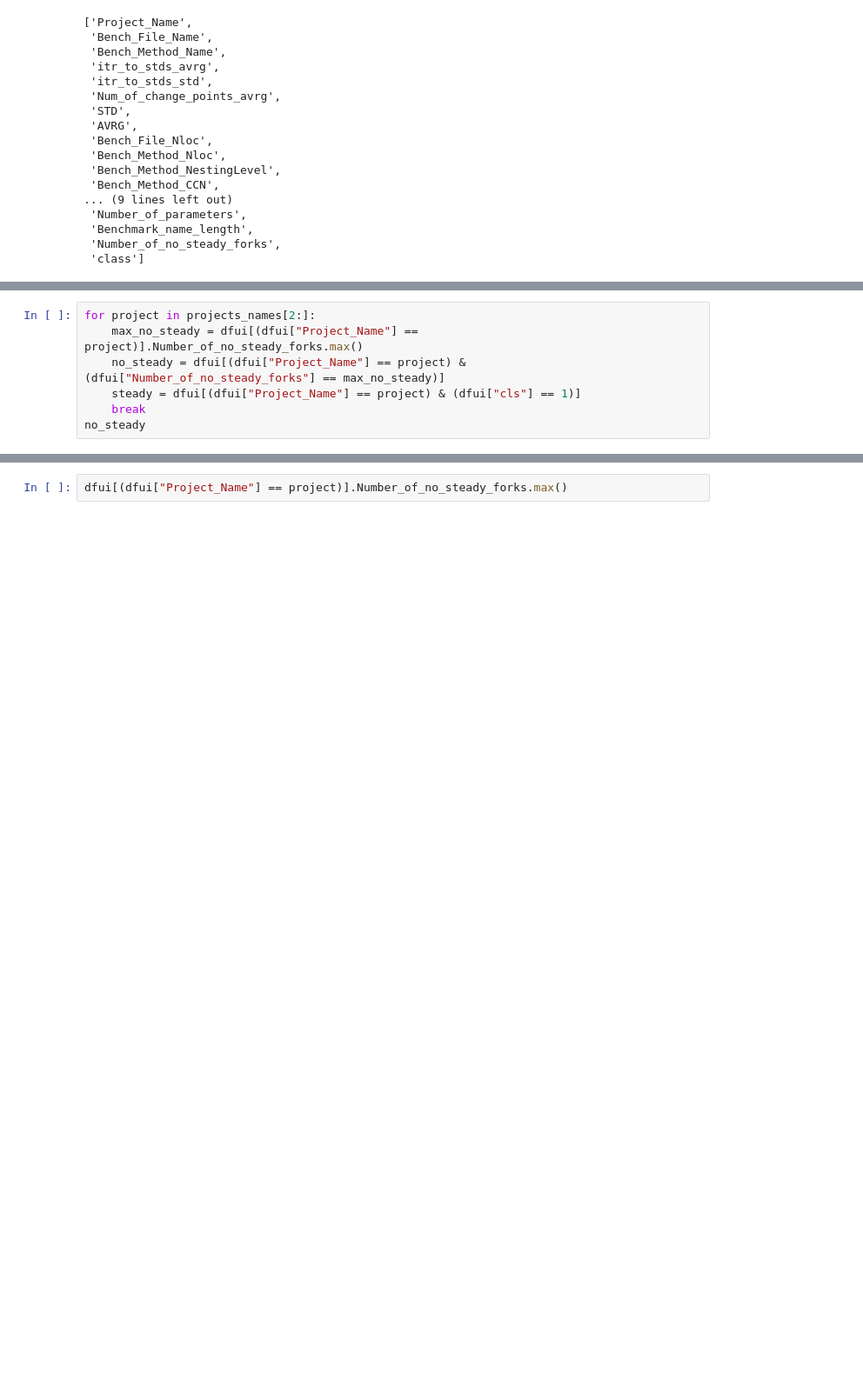
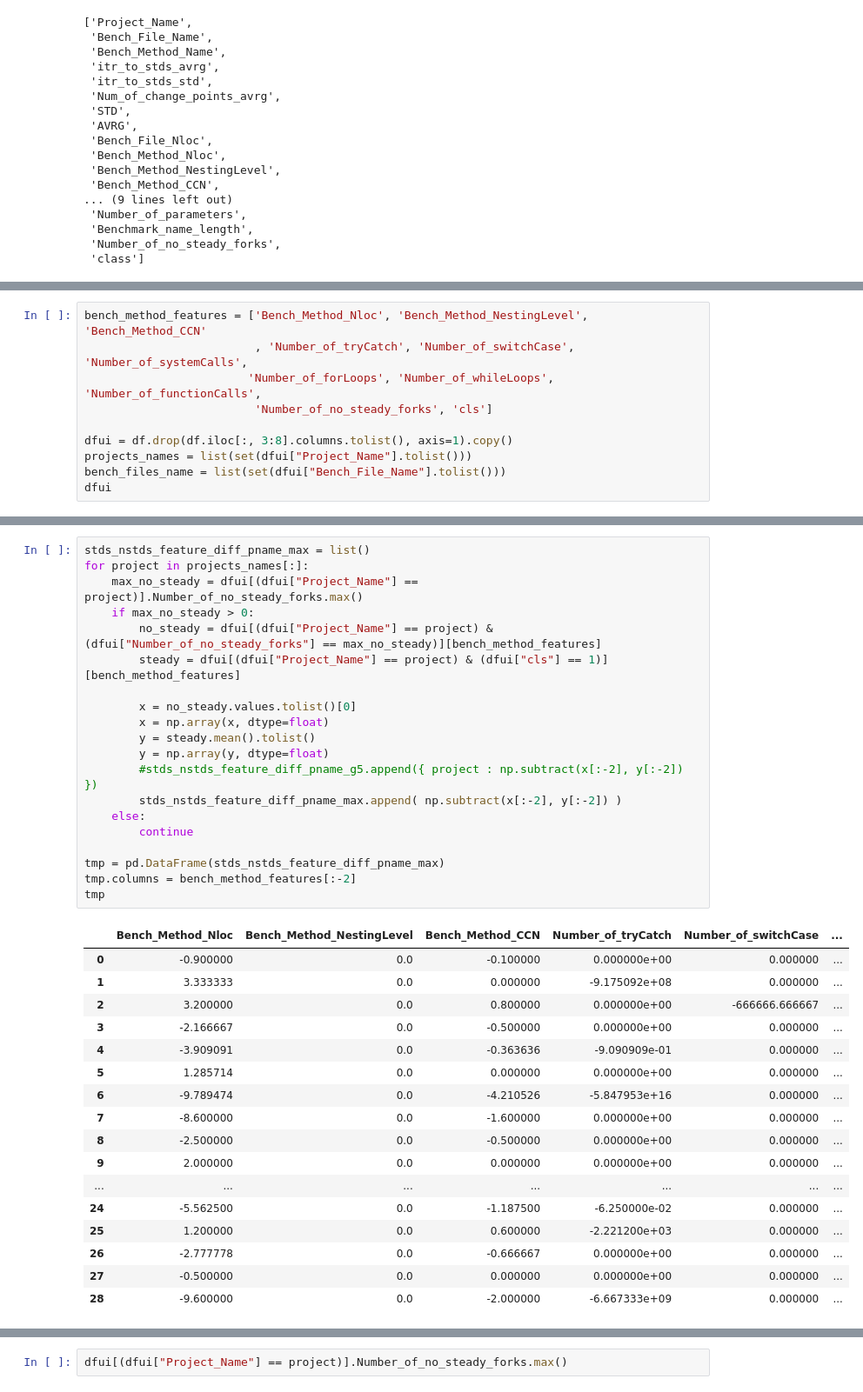
Before and after one commit to amirmahdiKhosravi/ACM-SPEC-ICPE-2023-DataTrack, a Jupyter notebook: Data_Mining.ipynb, the cells around one changed output, grey strips where cells are left out. Shown at 87% size. Drawn from its saved outputs; the diff is of its cells as text; blank space fills up the shorter version.

```diff
--- a/Data_Mining.ipynb
+++ b/Data_Mining.ipynb
@@ -94,7 +49,0 @@ Name: Number_of_no_steady_forks, dtype: float64
-# %%
-for project in projects_names[2:]:
-    max_no_steady = dfui[(dfui["Project_Name"] == project)].Number_of_no_steady_forks.max()
-    no_steady = dfui[(dfui["Project_Name"] == project) & (dfui["Number_of_no_steady_forks"] == max_no_steady)]
-    steady = dfui[(dfui["Project_Name"] == project) & (dfui["cls"] == 1)]
-    break
-no_steady
@@ -104,0 +50,10 @@ no_steady
+# %%
+bench_method_features = ['Bench_Method_Nloc', 'Bench_Method_NestingLevel', 'Bench_Method_CCN'
+                         , 'Number_of_tryCatch', 'Number_of_switchCase', 'Number_of_systemCalls',
+                        'Number_of_forLoops', 'Number_of_whileLoops', 'Number_of_functionCalls',
+                         'Number_of_no_steady_forks', 'cls']
+
+dfui = df.drop(df.iloc[:, 3:8].columns.tolist(), axis=1).copy()
+projects_names = list(set(dfui["Project_Name"].tolist()))
+bench_files_name = list(set(dfui["Bench_File_Name"].tolist()))
+dfui
@@ -104,0 +77,38 @@ no_steady
+# %%
+stds_nstds_feature_diff_pname_max = list()
+for project in projects_names[:]:
+    max_no_steady = dfui[(dfui["Project_Name"] == project)].Number_of_no_steady_forks.max()
+    if max_no_steady > 0:
+        no_steady = dfui[(dfui["Project_Name"] == project) & (dfui["Number_of_no_steady_forks"] == max_no_steady)][bench_method_features]
+        steady = dfui[(dfui["Project_Name"] == project) & (dfui["cls"] == 1)][bench_method_features]
+
+        x = no_steady.values.tolist()[0]
+        x = np.array(x, dtype=float)
+        y = steady.mean().tolist()
+        y = np.array(y, dtype=float)
+        #stds_nstds_feature_diff_pname_g5.append({ project : np.subtract(x[:-2], y[:-2]) })
+        stds_nstds_feature_diff_pname_max.append( np.subtract(x[:-2], y[:-2]) )
+    else:
+        continue
+
+tmp = pd.DataFrame(stds_nstds_feature_diff_pname_max)
+tmp.columns = bench_method_features[:-2]
+tmp
+# %% [output]
+|  | Bench_Method_Nloc | Bench_Method_NestingLevel | Bench_Method_CCN | Number_of_tryCatch | Number_of_switchCase | ... |
+| 0 | -0.900000 | 0.0 | -0.100000 | 0.000000e+00 | 0.000000 | ... |
+| 1 | 3.333333 | 0.0 | 0.000000 | -9.175092e+08 | 0.000000 | ... |
+| 2 | 3.200000 | 0.0 | 0.800000 | 0.000000e+00 | -666666.666667 | ... |
+| 3 | -2.166667 | 0.0 | -0.500000 | 0.000000e+00 | 0.000000 | ... |
+| 4 | -3.909091 | 0.0 | -0.363636 | -9.090909e-01 | 0.000000 | ... |
+| 5 | 1.285714 | 0.0 | 0.000000 | 0.000000e+00 | 0.000000 | ... |
+| 6 | -9.789474 | 0.0 | -4.210526 | -5.847953e+16 | 0.000000 | ... |
+| 7 | -8.600000 | 0.0 | -1.600000 | 0.000000e+00 | 0.000000 | ... |
+| 8 | -2.500000 | 0.0 | -0.500000 | 0.000000e+00 | 0.000000 | ... |
+| 9 | 2.000000 | 0.0 | 0.000000 | 0.000000e+00 | 0.000000 | ... |
+| ... | ... | ... | ... | ... | ... | ... |
+| 24 | -5.562500 | 0.0 | -1.187500 | -6.250000e-02 | 0.000000 | ... |
+| 25 | 1.200000 | 0.0 | 0.600000 | -2.221200e+03 | 0.000000 | ... |
+| 26 | -2.777778 | 0.0 | -0.666667 | 0.000000e+00 | 0.000000 | ... |
+| 27 | -0.500000 | 0.0 | 0.000000 | 0.000000e+00 | 0.000000 | ... |
+| 28 | -9.600000 | 0.0 | -2.000000 | -6.667333e+09 | 0.000000 | ... |
```
Also changed, not shown: parts of 22 cells of this notebook.
